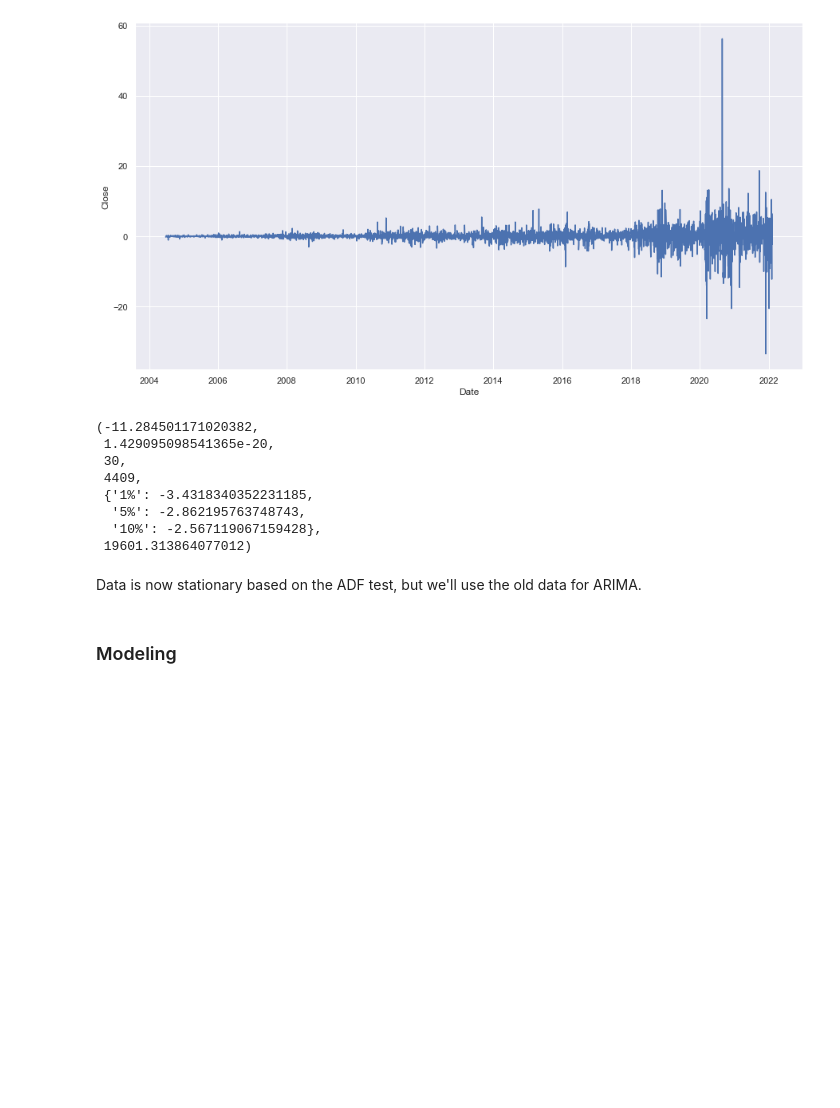
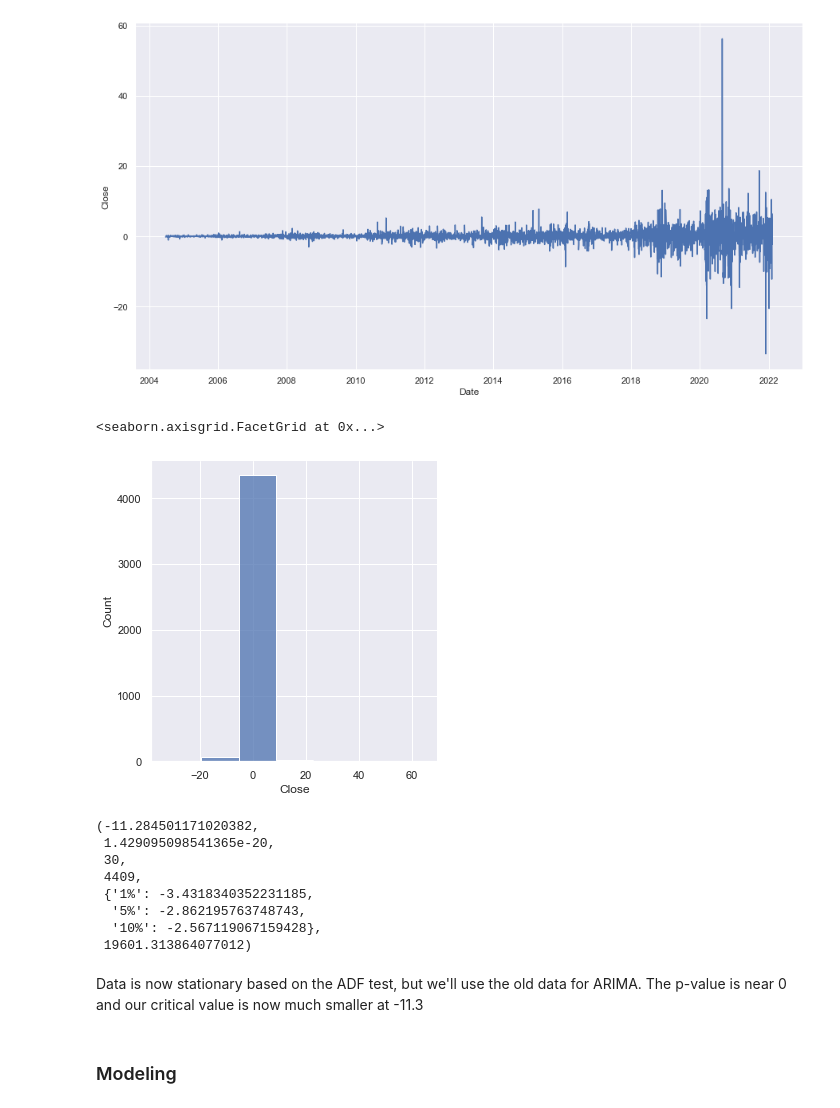
Before and after one commit to bensteves/salesforce_predictions, a Jupyter notebook: salesforce_predictions.ipynb, the cells around one changed output. Drawn from its saved outputs; the diff is of its cells as text; code cells hidden in the pictures; blank space fills up the shorter version.

```diff
--- a/salesforce_predictions.ipynb
+++ b/salesforce_predictions.ipynb
@@ -98,6 +96,11 @@ p1 = sns.lineplot(
 )
 # %% [output]
 [figure]
+# %%
+sns.displot(data = CRM_stnry, x="Close", binwidth = 14)
+# %% [output]
+<seaborn.axisgrid.FacetGrid at 0x...>
+[figure, added]
 # %%
 ts_test2 = adfuller(CRM_stnry['Close'], autolag = 'AIC')
 ts_test2
@@ -111,7 +114,7 @@ ts_test2
   '10%': -2.567119067159428},
  19601.313864077012)
 # %% [markdown]
-Data is now stationary based on the ADF test, but we'll use the old data for ARIMA.
+Data is now stationary based on the ADF test, but we'll use the old data for ARIMA. The p-value is near 0 and our critical value is now much smaller at -11.3
 # %% [markdown]
 ### Modeling
 # %%
```
Also changed, not shown: parts of 22 cells of this notebook.
